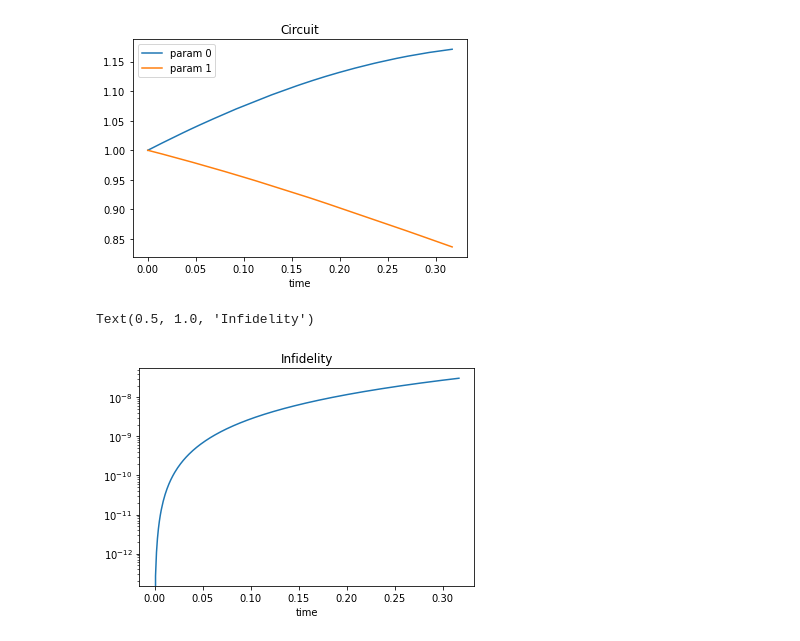
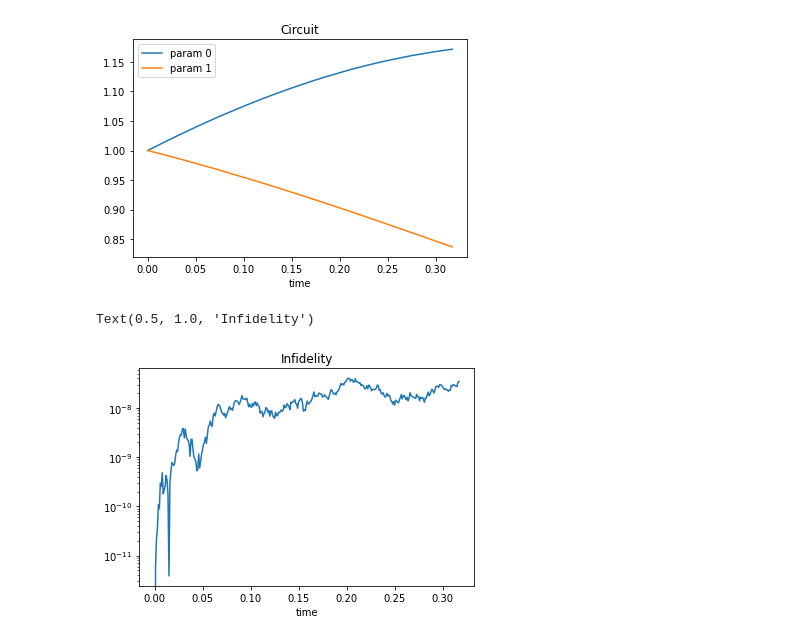
Before and after one commit to lezav/variational_quantum_simulation, a Jupyter notebook: full_simulation_2qubits.ipynb, the cells around one changed output. Cells and saved outputs as stored; diff of their text form; code cells hidden in the pictures.

```diff
--- a/full_simulation_2qubits.ipynb
+++ b/full_simulation_2qubits.ipynb
@@ -56,8 +51,8 @@ params_evolved_sim = euler(ode_sim, params_init, dt, Nt)  # Integrate in time!
 
 # Cargar estados
 
-# params_sim = h5py.File('params_2qubits.hdf5', 'r')
-# params_evolved_sim = params_sim["params"][:]
+params_sim = h5py.File('params_2qubits.hdf5', 'r')
+params_evolved_sim = params_sim["params"][:]
 # %%
 # Plot parameter evolution
 plt.plot(dt*np.arange(Nt), params_evolved_sim, label = [f"param {i}" for i in range(params_evolved_sim.shape[1])])
@@ -84,13 +65,31 @@ params_to_state_sim = trial_state_ising(params_evolved_sim, state, fs, ops, Nt)
+# %%
+from varqus.states import state_from_parameters
+from varqus.ode import define_schrodinger_ode
+
+initial_state_ising = state_from_parameters(params_init, ops, fs, state)
+
+schrodinger = define_schrodinger_ode(opsH, hs)
+analytic_evolution = euler(schrodinger, initial_state_ising, dt, Nt)
+# %%
+# Recover the states from its simulated parameters
+
+
+state_evolved_simulation = [state_from_parameters(params_evolved_sim[t], ops, fs, state) for t in range(Nt)]
+
+#params_evolved_sim[0]
 # %%
 # Calculate infidelity from the analytic vqe with schrodinger equation solution using matrix exponentiation
 
-inf_array_1 = infidelity(analityc_evolution, params_to_state_an)
+#import importlib
+#importlib.reload(varqus)
 
-plt.plot(dt*np.arange(Nt), inf_array_1)
+from varqus.states import state_infidelity
+
+infidelity = [state_infidelity(analytic_evolution[t], state_evolved_simulation[t]) for t in range(Nt)]
+
+plt.semilogy(dt*np.arange(Nt), infidelity)
 plt.xlabel("time")
-plt.yscale("log")
-
 plt.title("Infidelity")
 # %% [output]
 Text(0.5, 1.0, 'Infidelity')
-[figure, old version]
+[figure, new version]
```
Also changed, not shown: parts of 9 cells of this notebook.
